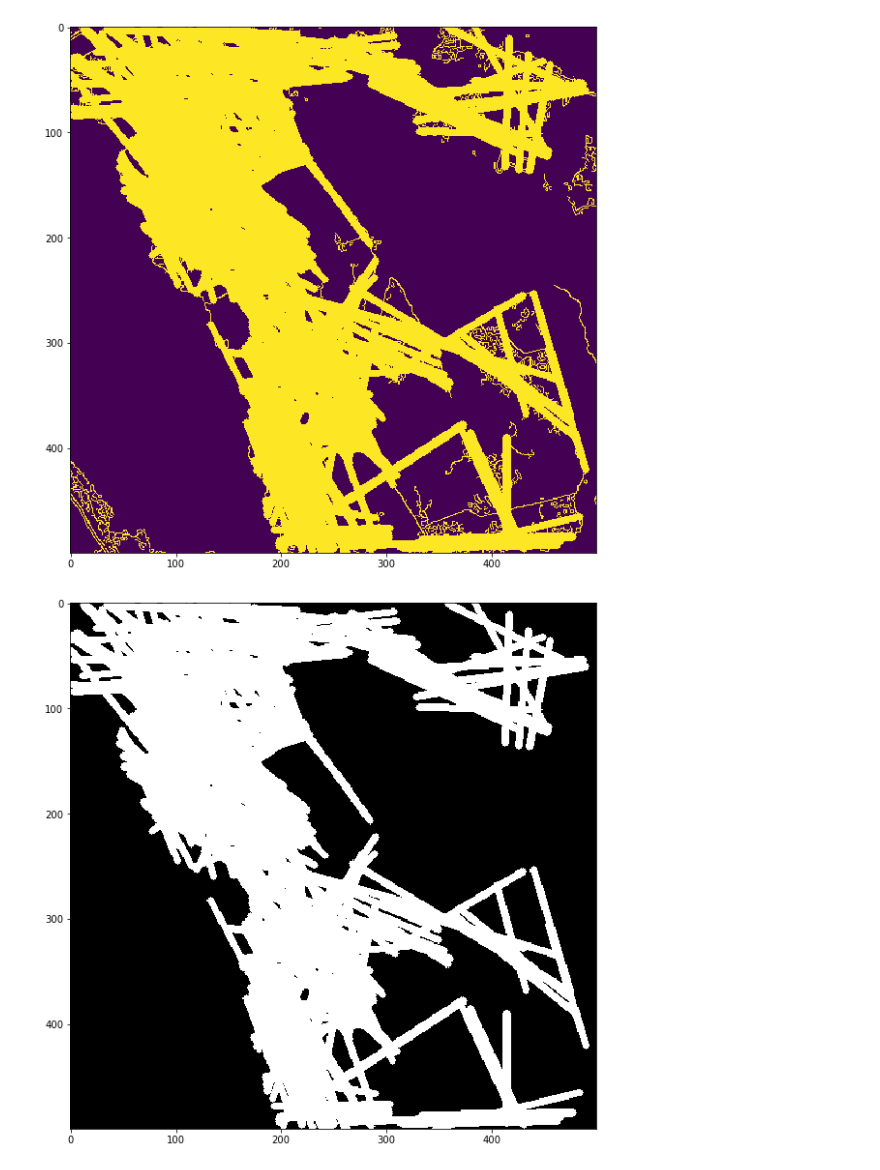
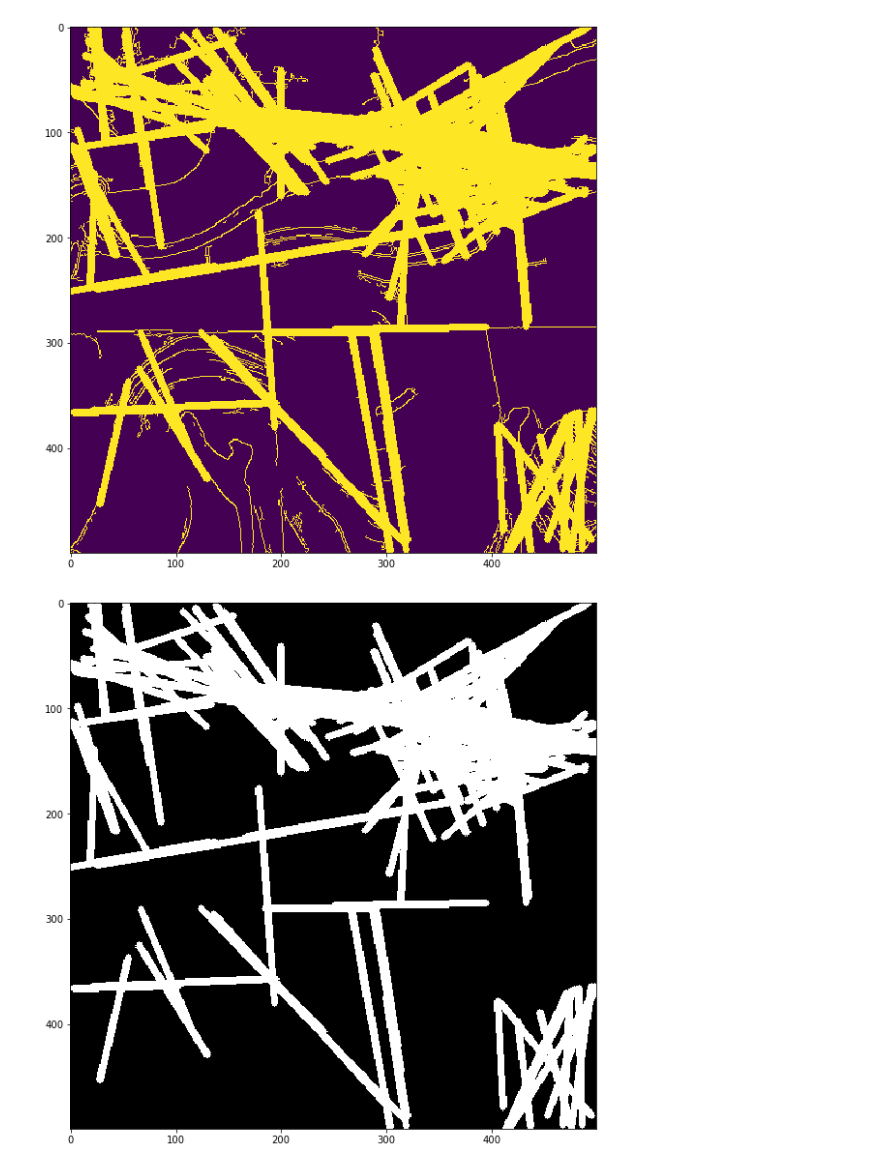
Before and after one commit to renatobanzai/banzai_image_segmentation, a Jupyter notebook: finding_polygon.ipynb, the cells around one changed output. Cells and saved outputs as stored; diff of their text form; code cells hidden in the pictures.

```diff
--- a/finding_polygon.ipynb
+++ b/finding_polygon.ipynb
@@ -9,11 +9,11 @@ sys.setrecursionlimit(25000)
 plt.rcParams['figure.figsize'] = [10, 10]
 # %%
 # raw image
-#img = cv2.imread("./data/talhao_101035/interest_b0420201015.tif", -1)
+img = cv2.imread("./data/talhao_101035/interest_b0420201015.tif", -1)
 #img = cv2.imread("./data/talhao_103330/interest_b0420201217.tif", -1)
 #img = cv2.imread("./data/talhao_100767/interest_b0420201015.tif", -1)
 #img = cv2.imread("./data/talhao_102996/interest_b0420201013.tif", -1)
-img = cv2.imread("./data/talhao_102939/interest_b0420201105.tif", -1)
+#img = cv2.imread("./data/talhao_102939/interest_b0420201105.tif", -1)
 # image converted to 8bits
 img_8bits = cv2.convertScaleAbs(img, alpha=0.03)
 
@@ -65,36 +85,36 @@ def get_hough_lines_p(img_source,
     img_copy = np.copy(img_source)
     img_blank = np.copy(img_source) * 0
 
     # maximum gap in pixels between connectable line segments
-    lines_houghlinesp = cv2.HoughLinesP(img_edges, rho, theta, threshold, np.array([]), min_line_length, max_line_gap)
+    lines_houghlinesp = cv2.HoughLinesP(img_copy, rho, theta, threshold, np.array([]), min_line_length, max_line_gap)
 
     for line in lines_houghlinesp:
         for x1,y1,x2,y2 in line:
             cv2.line(img_copy,(x1,y1),(x2,y2),(255,0,0),stroke_size)
             cv2.line(img_blank,(x1,y1),(x2,y2),(255,0,0),stroke_size)
 
     if show:
         # show image merged
         plt.imshow(img_copy)
         plt.show()
 
         # show only lines
         plt.imshow(img_blank,cmap = 'gray')
         plt.show()
 
     return img_blank
 
 
 hough_lines_p = get_hough_lines_p(img_edges,
                                   rho=1, theta=np.pi / 180,
                                   threshold=15,
                                   min_line_length=100,
                                   max_line_gap=20,
                                   stroke_size=5,
                                   show=True)
 # %% [output]
-[figure, old version]
+[figure, new version]
-[figure, old version]
+[figure, new version]
 # %%
 def get_hough_lines(img_source,
                     rho,
```
Also changed, not shown: parts of 9 cells of this notebook.
